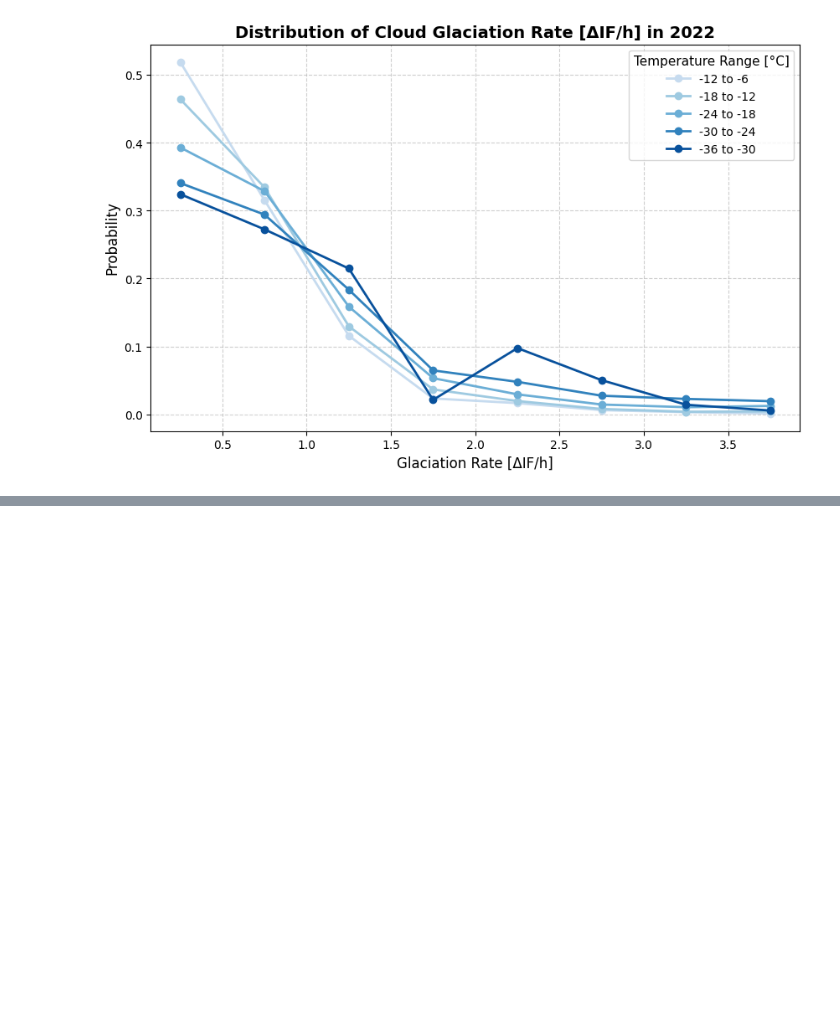
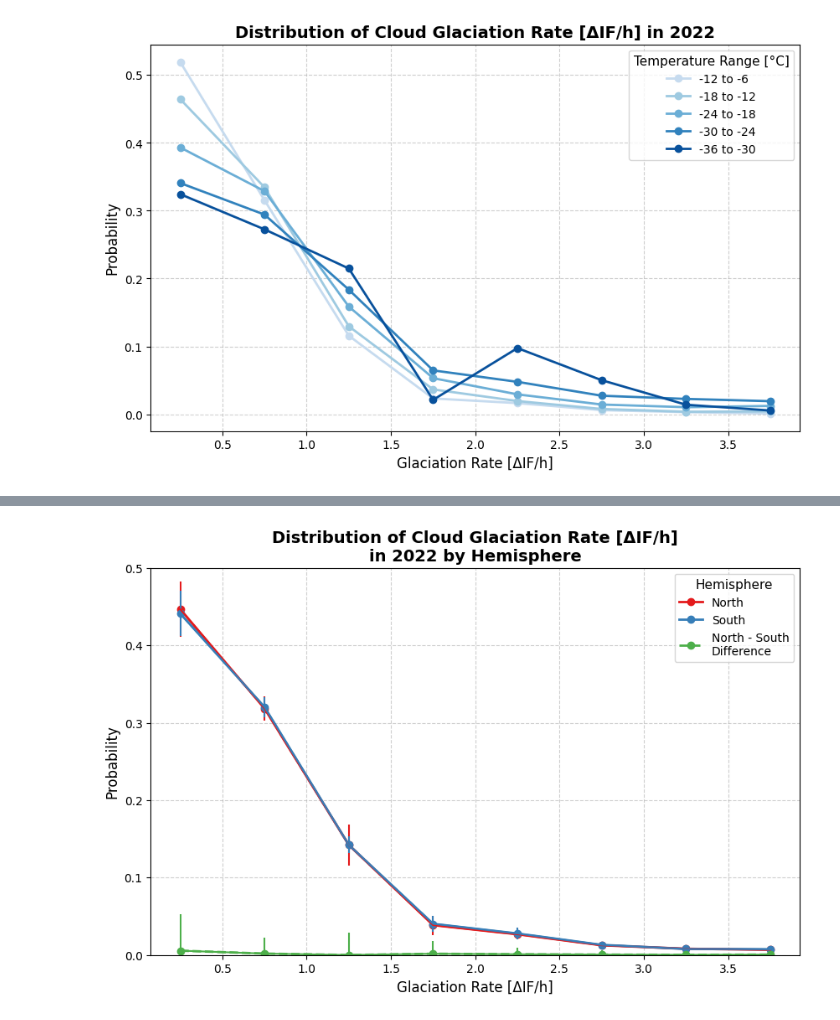
Before and after one commit to DragomirNikolov/Glaciation_time_estimator, a Jupyter notebook: Result_analysis/Final_thesis_graphs/Glaciation_properties.ipynb, the cells around one changed output, grey strips where cells are left out. Saved outputs shown, nothing was run; the diff lists cells and outputs as text; code cells hidden in the pictures; blank space fills up the shorter version.

```diff
--- a/Result_analysis/Final_thesis_graphs/Glaciation_properties.ipynb
+++ b/Result_analysis/Final_thesis_graphs/Glaciation_properties.ipynb
@@ -383,0 +312,4 @@ plt.show()
+# %%
+binwidth = 0.5
+bins = np.arange(0, glaciations_df["Glaciation rate"].max() + binwidth, binwidth)
+bin_centers = bins[1:]-bins[:-1]
@@ -383,0 +351,15 @@ plt.show()
+# %%
+error_dist_north = []
+error_dist_south = []
+for bin in bin_centers:
+    ser_north = monthly_dist_north[bin]
+    ser_south = monthly_dist_south[bin]
+    uppper_quantile_value_north = ser_north.quantile(q=0.75)
+    lower_quantile_value_north= ser_north.quantile(q=0.25)
+    uppper_quantile_value_south = ser_south.quantile(q=0.75)
+    lower_quantile_value_south = ser_south.quantile(q=0.25)
+    # print(ser_north)
+    error_dist_north.append(ser_north[(ser_north>lower_quantile_value_north) & (ser_north<uppper_quantile_value_north)].std())
+    error_dist_south.append(ser_south[(ser_south>lower_quantile_value_south) & (ser_south<uppper_quantile_value_south)].std())
+# error_dist_north = error_dist_north[::-1]
+# error_dist_south = error_dist_south[::-1]
@@ -383,0 +371,51 @@ plt.show()
+# %%
+import matplotlib.pyplot as plt
+import numpy as np
+import pandas as pd
+import os
+
+# Define bin width and bins
+binwidth = 0.5
+glaciation_rates = glaciations_df["Glaciation rate"]
+bins = np.arange(0, glaciation_rates.max() + binwidth, binwidth)
+
+# North Hemisphere: compute histogram and normalize so that the sum of probabilities equals 1
+north_data = glaciations_df[glaciations_df["Hemisphere"]=="North"]["Glaciation rate"]
+north_hist = np.histogram(north_data, bins=bins, density=True)[0]
+north_hist_norm = north_hist / north_hist.sum()
+
+# South Hemisphere: compute histogram and normalize
+south_data = glaciations_df[glaciations_df["Hemisphere"]=="South"]["Glaciation rate"]
+south_hist = np.histogram(south_data, bins=bins, density=True)[0]
+south_hist_norm = south_hist / south_hist.sum()
+
+# Plot the normalized histograms for both hemispheres
+plt.figure(figsize=(10, 6))
+bin_centers = bins[:-1] + binwidth/2
+
+plt.plot(bin_centers, north_hist_norm, label="North", color=classifiacation_palette[0], linewidth=2, marker='o')
+plt.errorbar(bin_centers, north_hist_norm, yerr=error_dist_north, color=classifiacation_palette[0], capsize=0)
+plt.plot(bin_centers, south_hist_norm, label="South", color=classifiacation_palette[1], linewidth=2, marker='o')
+
+plt.errorbar(bin_centers, south_hist_norm, yerr=error_dist_south, color=classifiacation_palette[1], capsize=0)
+plt.plot(bin_centers, abs(north_hist_norm - south_hist_norm), label="North - South\nDifference", color=classifiacation_palette[2], linewidth=2, marker='o',linestyle="--")
+plt.errorbar(bin_centers, abs(north_hist_norm - south_hist_norm), yerr=np.sqrt(np.array(error_dist_north)**2+np.array(error_dist_south)**2), color=classifiacation_palette[2], capsize=0)
+
+# Set labels and title
+plt.xlabel("Glaciation Rate [ΔIF/h]", fontsize=12)
+plt.ylabel("Probability", fontsize=12)
+plt.title("Distribution of Cloud Glaciation Rate [ΔIF/h]\nin 2022 by Hemisphere", fontsize=14, fontweight='bold')
+
+# Legend and grid
+legend = plt.legend(title="Hemisphere", frameon=True, loc="upper right",
+                    fontsize=10, title_fontsize=11, alignment="center")
+
+# Center-align each legend text
+# plt.setp(legend.get_texts(), multialignment="center")
+plt.grid(True, linestyle="--", alpha=0.6)
+plt.ylim(0,0.5)
+# Save and show the plot (adjust the directory as needed)
+plt.savefig(os.path.join(GTE_DIR, 'Result_graphs/Glaciation_Rate_dist_line_by_hemisphere.png'), dpi=400)
+plt.show()
+# %% [output]
+[figure, added]
```
Also changed, not shown: parts of 5 cells of this notebook, 12 other files.
